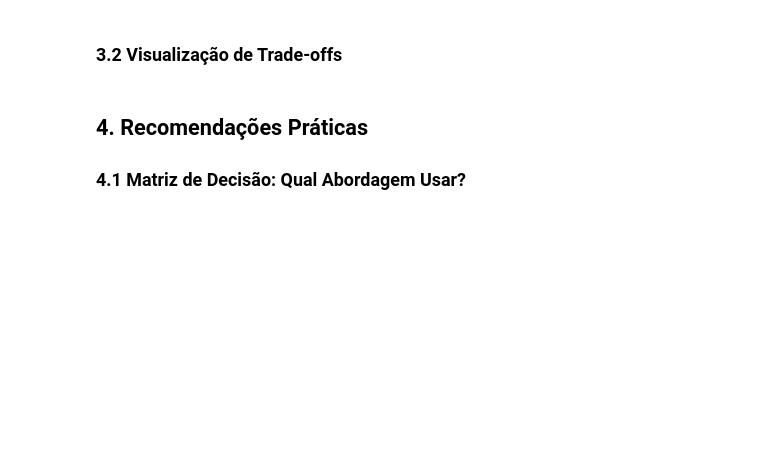
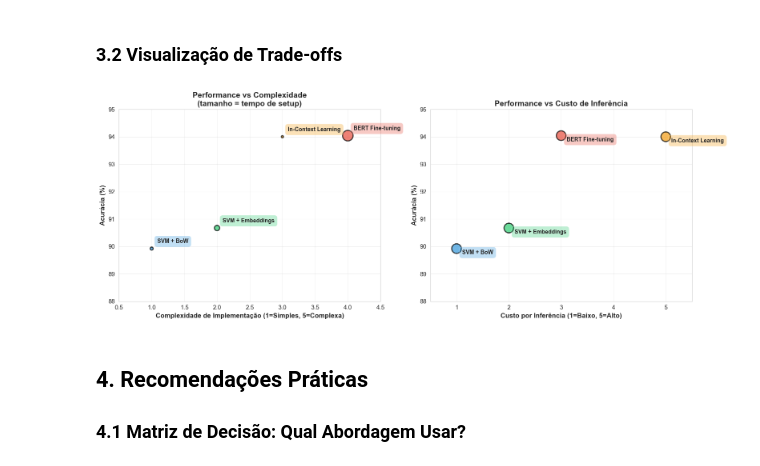
Before and after one commit to ab-orbit/phd-nlp-sentyment-analysis, a Jupyter notebook: summary.ipynb, the cells around one changed output. Drawn from its saved outputs; the diff is of its cells as text; code cells hidden in the pictures; blank space fills up the shorter version.

```diff
--- a/summary.ipynb
+++ b/summary.ipynb
@@ -267,6 +317,9 @@ print("\n⭐ = 1 estrela (pior) até ⭐⭐⭐⭐⭐ = 5 estrelas (melhor)")
 # %%
 # Trade-offs: Performance vs Complexidade vs Custo
 fig, (ax1, ax2) = plt.subplots(1, 2, figsize=(16, 6))
+
+# Definir cores para cada abordagem
+colors = ['#3498db', '#2ecc71', '#e74c3c', '#f39c12']
 
 # Dados para visualização
 approaches = results_df['Abordagem'].tolist()
@@ -288,39 +341,43 @@ for i, txt in enumerate(approaches):
 ax1.set_xlabel('Complexidade de Implementação (1=Simples, 5=Complexa)',
               fontsize=12, fontweight='bold')
 ax1.set_ylabel('Acurácia (%)', fontsize=12, fontweight='bold')
 ax1.set_title('Performance vs Complexidade\n(tamanho = tempo de setup)',
              fontsize=14, fontweight='bold')
 ax1.grid(True, alpha=0.3)
 ax1.set_xlim(0.5, 4.5)
 ax1.set_ylim(88, 95)
 
 # Gráfico 2: Acurácia vs Custo de Inferência
 scatter2 = ax2.scatter(inference_cost, accuracy, s=300,
                        c=colors, alpha=0.7, edgecolors='black', linewidth=2)
 
 for i, txt in enumerate(approaches):
     ax2.annotate(txt, (inference_cost[i], accuracy[i]),
                 xytext=(10, -10), textcoords='offset points',
                 fontsize=10, fontweight='bold',
                 bbox=dict(boxstyle='round,pad=0.5', facecolor=colors[i], alpha=0.3))
 
 ax2.set_xlabel('Custo por Inferência (1=Baixo, 5=Alto)',
               fontsize=12, fontweight='bold')
 ax2.set_ylabel('Acurácia (%)', fontsize=12, fontweight='bold')
 ax2.set_title('Performance vs Custo de Inferência',
              fontsize=14, fontweight='bold')
 ax2.grid(True, alpha=0.3)
 ax2.set_xlim(0.5, 5.5)
 ax2.set_ylim(88, 95)
 
 plt.tight_layout()
+
+
+print("\nInsights dos Gráficos:")
+print("  - Canto superior esquerdo = Ideal (alta performance, baixa complexidade)")
+print("  - SVM + BoW: Melhor custo-benefício para produção")
+print("  - BERT: Melhor performance, mas requer infraestrutura")
+print("  - ICL: Máxima flexibilidade, mas custo operacional alto")
+
 plt.show()
-
-print("\n📊 Insights dos Gráficos:")
-print("  • Canto superior esquerdo = Ideal (alta performance, baixa complexidade)")
-print("  • SVM + BoW: Melhor custo-benefício para produção")
-print("  • BERT: Melhor performance, mas requer infraestrutura")
-print("  • ICL: Máxima flexibilidade, mas custo operacional alto")
+# %% [output]
+[figure, added]
 # %% [markdown]
 ## 4. Recomendações Práticas
 
```
Also changed, not shown: parts of 10 cells of this notebook, 1 other file.
